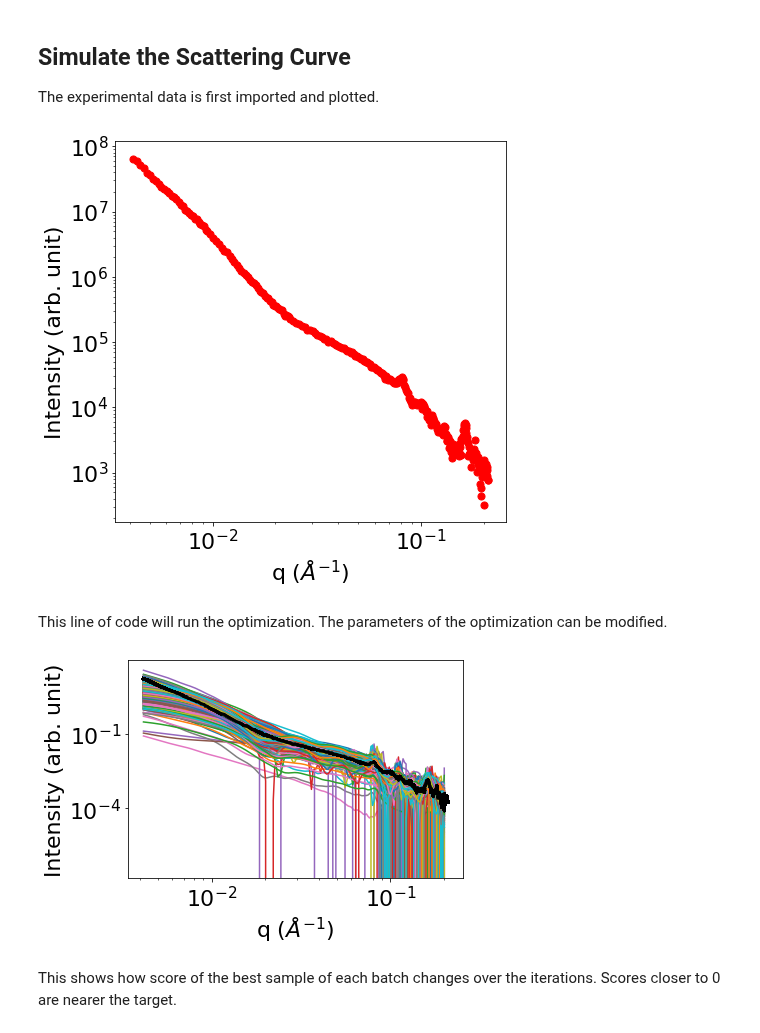
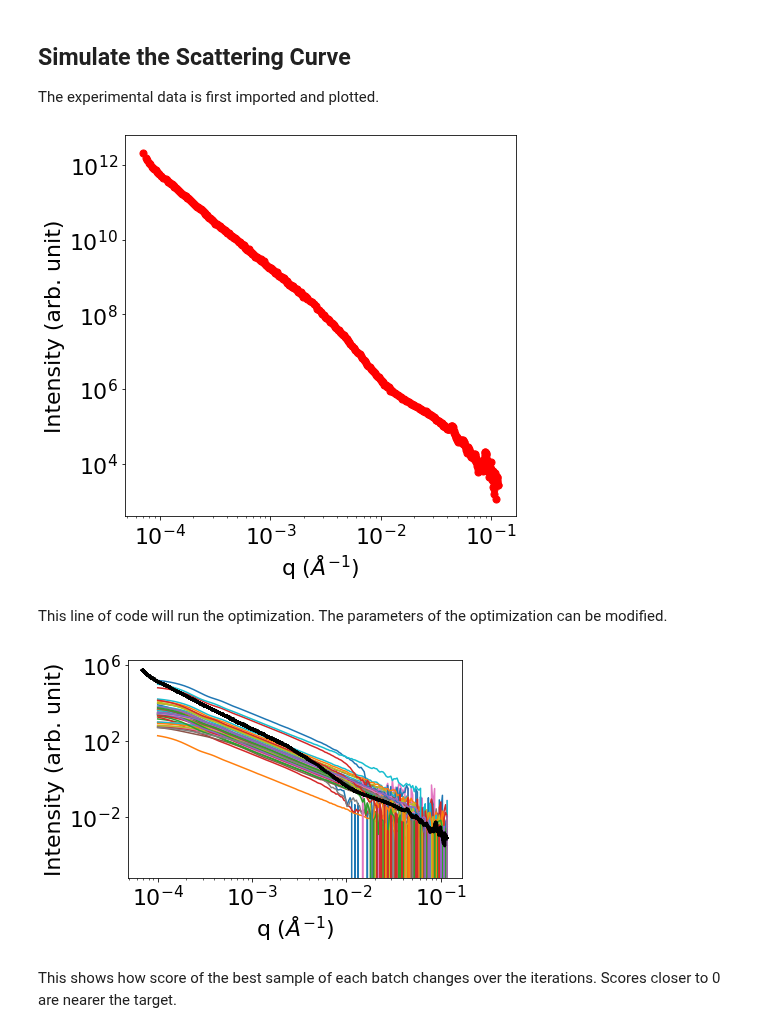
Before and after one commit to pozzo-research-group/MC-DFM, a Jupyter notebook: Notebooks/RhuA Sheets Fit Experimental Data.ipynb, the cells around one changed output. Saved outputs shown, nothing was run; the diff lists cells and outputs as text; code cells hidden in the pictures.

```diff
--- a/Notebooks/RhuA Sheets Fit Experimental Data.ipynb
+++ b/Notebooks/RhuA Sheets Fit Experimental Data.ipynb
@@ -100,22 +98,22 @@ def set_limits(parameters):
     - monomer_proportion: proportion of unassembled monomers in the solution
     - scale: arbitraty parameter used to scale the intensity curve
     '''
-    upper = 80
-    lower = 70
+    upper = 85
+    lower = 65
     d = int(np.round(parameters[0]*(upper - lower) + lower)) #d
-    upper = 60
+    upper = 70
     lower = 50
     d_height = int(np.round(parameters[0]*(upper - lower) + lower)) #d
-    upper = 40
+    upper = 500
     lower = 5
     length = int(np.round(parameters[1]*(upper - lower) + lower)) #length
-    upper = 40
+    upper = 500
     lower = 5
     width = int(np.round(parameters[2]*(upper - lower) + lower)) #Width
-    upper = 5
+    upper = 7
     lower = 1
     height = int(np.round(parameters[3]*(upper - lower) + lower)) #height
-    upper = 800
+    upper = 600
     lower = 0
     amp = parameters[4]*(upper - lower) + lower #amp
     upper = 0.01
@@ -199,7 +197,7 @@ def create_lattice_coords(d, d_height, length, height, width, amp, f, monomer_pr
         all_rotations = all_rotations_2
         rotation_angle_y = all_rotations.reshape(-1,1)
     else: # if length is an odd number
-        all_rotations = np.array([180, 0]*5000)
+        all_rotations = np.array([180, 0]*1000000)
         rotation_angle_y = all_rotations[0:len(lattice_coords)]
 
 
@@ -235,7 +233,7 @@ def objective_function(d, d_height, length, height, width, amp, f, monomer_propo
     n_samples = 10000000
     simulator = pairwise_method_torch.scattering_simulator(n_samples) #change HEREHHHHHHHHHHHHHHHHHHHHHHHHHHHHHHHHHHHHHHHHHHHHHHHHHHHHHHHHHHHHH
     histogram_bins = 10000
-    q = np.geomspace(0.004, 0.2, 200)
+    q = np.geomspace(0.0001, 0.2, 200)
     I_q = simulator.simulate_scattering_curve_fast_lattice(coordinates, lattice_coords, histogram_bins, q)
     I_q_RhuA = np.load('../Data/simulated_scattering/RhuA/ARhuA_Monomer.npy')
     inv_I_q_RhuA = invariant(I_q_RhuA)
@@ -292,20 +290,21 @@ def objective_function_multiple(d, d_height, length, height, width, amp, f, mono
     '''
     lattice_coords = create_lattice_coords(d, d_height, length, height, width, amp, f, monomer_proportion, scale)
     n_samples = 10000000
-    simulator = pairwise_method.scattering_simulator(n_samples) #change HEREHHHHHHHHHHHHHHHHHHHHHHHHHHHHHHHHHHHHHHHHHHHHHHHHHHHHHHHHHHHHH
+    simulator = pairwise_method_torch.scattering_simulator(n_samples) #change HEREHHHHHHHHHHHHHHHHHHHHHHHHHHHHHHHHHHHHHHHHHHHHHHHHHHHHHHHHHHHHH
     simulator.sample_building_block(coordinates)
     simulator.sample_lattice_coordinates(lattice_coords)
     simulator.calculate_structure_coordinates()
 
     histogram_bins = 10000
-    q = np.geomspace(0.004, 0.2, 200)
+    q = torch.tensor(np.geomspace(0.0001, 0.2, 200))
     I_q = simulator.simulate_multiple_scattering_curves_lattice_coords(coordinates, lattice_coords, histogram_bins, q)
-    I_q_mean = np.mean(I_q[:,1:], axis=1)
+    I_q_mean = torch.mean(I_q[:,1:], dim=1)
     I_q_RhuA = np.load('../Data/simulated_scattering/RhuA/ARhuA_Monomer.npy')
-    inv_I_q_RhuA = invariant(I_q_RhuA)
-    inv_I_q = invariant(np.hstack((q.reshape(-1,1), I_q_mean.reshape(-1,1))))
+    I_q_RhuA = torch.tensor(I_q_RhuA)
+    inv_I_q_RhuA = torch.tensor(invariant(I_q_RhuA))
+    inv_I_q = invariant(np.hstack((q.view(-1,1), I_q_mean.view(-1,1))))
     I_q_all = (I_q_mean/inv_I_q*(1-monomer_proportion) + I_q_RhuA[:,1]/inv_I_q_RhuA*monomer_proportion)*scale
-    return np.hstack((q.reshape(-1,1), I_q_all.reshape(-1,1)))
+    return torch.cat((q.view(-1,1), I_q_all.view(-1,1)), dim=1)
 
 
 def convert_data(data, model):
@@ -393,7 +392,8 @@ def run_optimization(exp_data, batch_size, mutation_rate, iterations):
 ## Simulate the Scattering Curve
 The experimental data is first imported and plotted.
 # %%
-exp_data = np.load('../Data/RhuA/CaCl2_merged.npy')
+#exp_data = np.load('../Data/RhuA/CaCl2_merged.npy')
+exp_data = np.load('../Data/RhuA/CaCl2_merged_USAXS_SAXS.npy')*0.55
 
 fig, ax = plt.subplots(figsize=(7,7))
 
@@ -405,16 +405,16 @@ plt.xscale('log')
 plt.yscale('log')
 #plt.savefig('../Images/RhuA/Sheets_Exp_data.png', dpi=600, bbox_inches="tight")
 # %% [output]
-[figure, old version]
+[figure, new version]
 # %% [markdown]
 This line of code will run the optimization. The parameters of the optimization can be modified.
 # %%
-batch_size = 30
+batch_size = 5
 mutation_rate = 0.15
-iterations = 40
+iterations = 10
 best_solution, max_fitness_lst = run_optimization(exp_data, batch_size, mutation_rate, iterations)
 # %% [output]
-[figure, old version]
+[figure, new version]
 # %% [markdown]
 This shows how score of the best sample of each batch changes over the iterations. Scores closer to 0 are nearer the target.
 # %%
```
Also changed, not shown: parts of 9 cells of this notebook.
